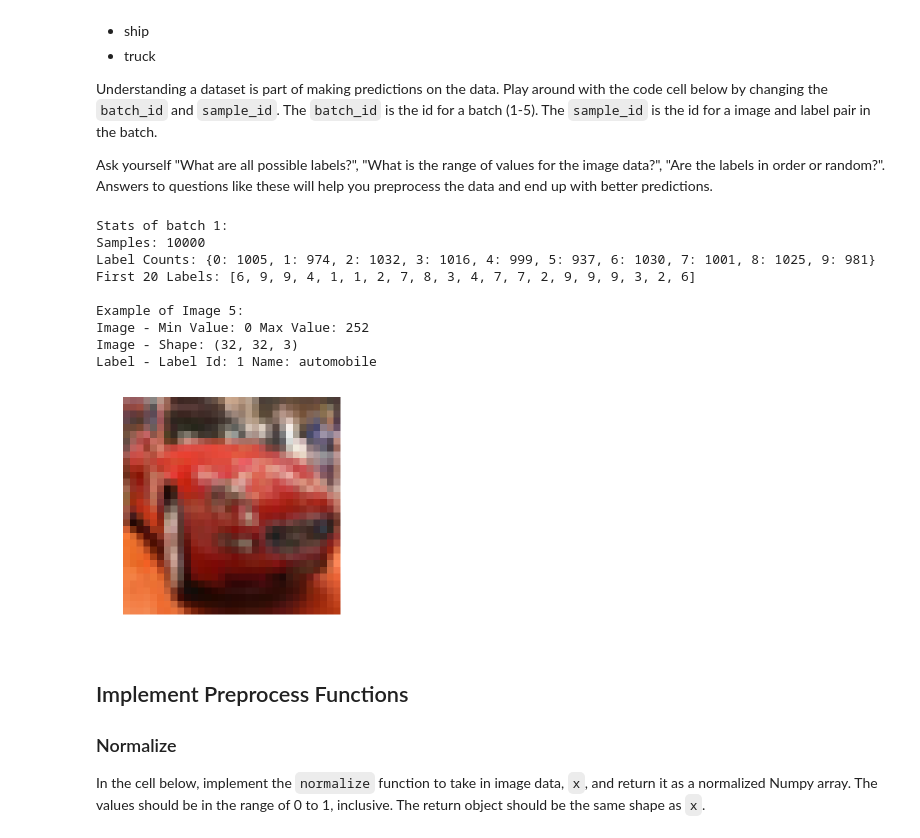
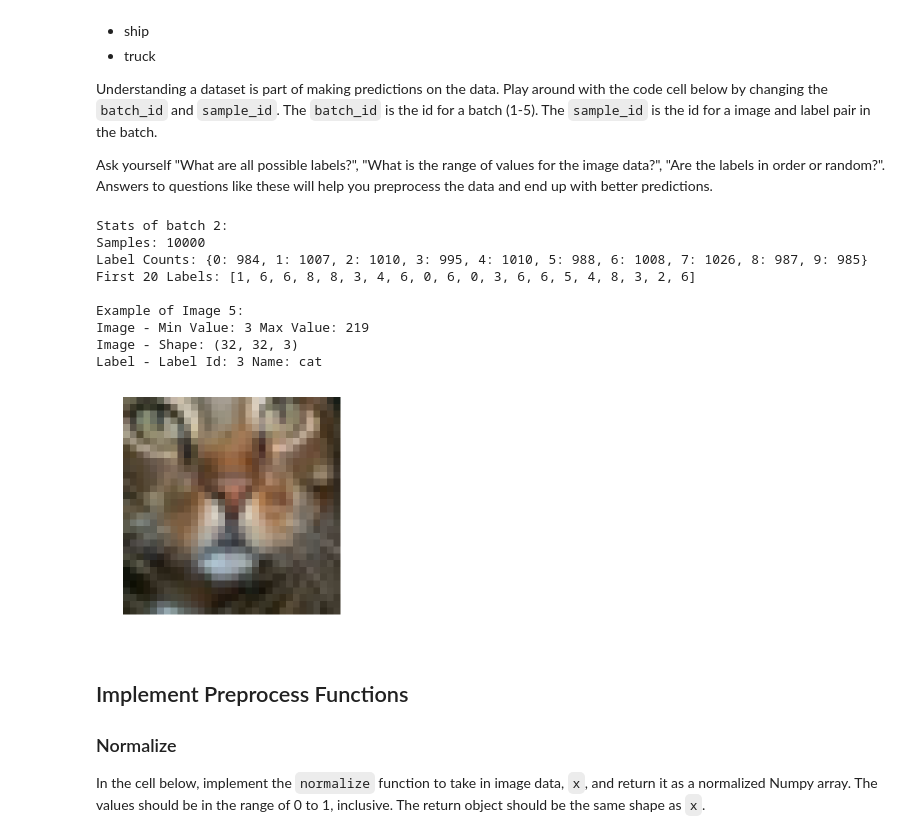
Before and after one commit to frankgrt/image-classification, a Jupyter notebook: dlnd_image_classification.ipynb, the cells around one changed output. Drawn from its saved outputs; the diff is of its cells as text; code cells hidden in the pictures.

```diff
--- a/dlnd_image_classification.ipynb
+++ b/dlnd_image_classification.ipynb
@@ -66,25 +66,25 @@ Ask yourself "What are all possible labels?", "What is the range of values for t
 # %%
 %matplotlib inline
 %config InlineBackend.figure_format = 'retina'
 
 import helper
 import numpy as np
 
 # Explore the dataset
-batch_id = 1
+batch_id = 2
 sample_id = 5
 helper.display_stats(cifar10_dataset_folder_path, batch_id, sample_id)
 # %% [output]
-Stats of batch 1:
+Stats of batch 2:
 Samples: 10000
-Label Counts: {0: 1005, 1: 974, 2: 1032, 3: 1016, 4: 999, 5: 937, 6: 1030, 7: 1001, 8: 1025, 9: 981}
-First 20 Labels: [6, 9, 9, 4, 1, 1, 2, 7, 8, 3, 4, 7, 7, 2, 9, 9, 9, 3, 2, 6]
+Label Counts: {0: 984, 1: 1007, 2: 1010, 3: 995, 4: 1010, 5: 988, 6: 1008, 7: 1026, 8: 987, 9: 985}
+First 20 Labels: [1, 6, 6, 8, 8, 3, 4, 6, 0, 6, 0, 3, 6, 6, 5, 4, 8, 3, 2, 6]
 
 Example of Image 5:
-Image - Min Value: 0 Max Value: 252
+Image - Min Value: 3 Max Value: 219
 Image - Shape: (32, 32, 3)
-Label - Label Id: 1 Name: automobile
+Label - Label Id: 3 Name: cat
-[figure, old version]
+[figure, new version]
 # %% [markdown]
 ## Implement Preprocess Functions
 ### Normalize
```
Also changed, not shown: parts of 11 cells of this notebook.
